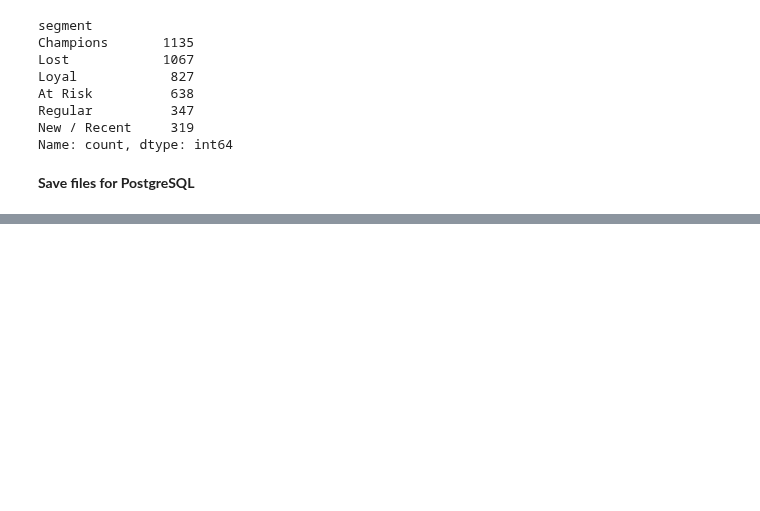
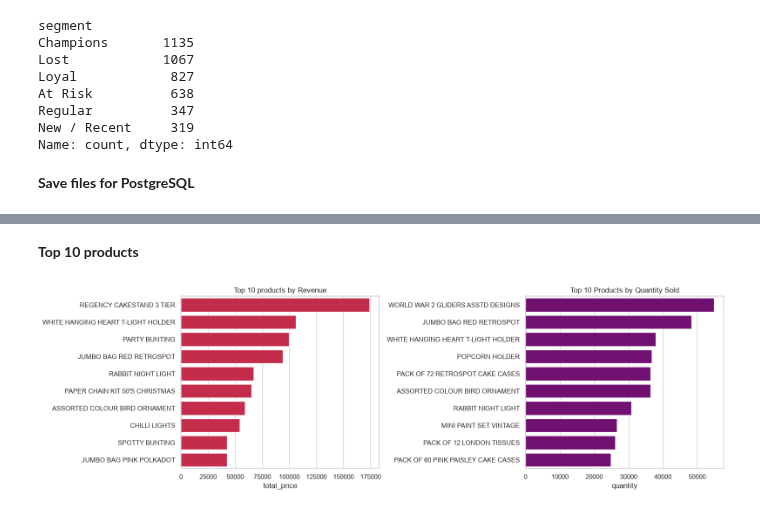
Before and after one commit to Pranishgrg21/Online-Retail-Analysis, a Jupyter notebook: Online_Retail_analysis.ipynb, the cells around one changed output, grey strips where cells are left out. Drawn from its saved outputs; the diff is of its cells as text; code cells hidden in the pictures; blank space fills up the shorter version.

```diff
--- a/Online_Retail_analysis.ipynb
+++ b/Online_Retail_analysis.ipynb
@@ -371,0 +413,19 @@ Name: count, dtype: int64
+# %% [markdown]
+**Top 10 products**
+# %%
+top_rev = (sales.groupby("description")["total_price"].sum()
+                .sort_values(ascending=False).head(10).reset_index())
+top_qty = (sales.groupby("description")["quantity"].sum()
+                .sort_values(ascending=False).head(10).reset_index())
+
+fig, axes = plt.subplots(1, 2, figsize=(16, 5))
+sns.barplot(data=top_rev, y="description", x="total_price", ax=axes[0], color="Crimson")
+axes[0].set_title("Top 10 products by Revenue")
+sns.barplot(data=top_qty, y="description", x="quantity", ax=axes[1], color="purple")
+axes[1].set_title("Top 10 Products by Quantity Sold")
+
+for ax in axes: ax.set_ylabel("")
+plt.tight_layout()
+plt.show()
+# %% [output]
+[figure, added]
```
Also changed, not shown: parts of 24 cells of this notebook.
